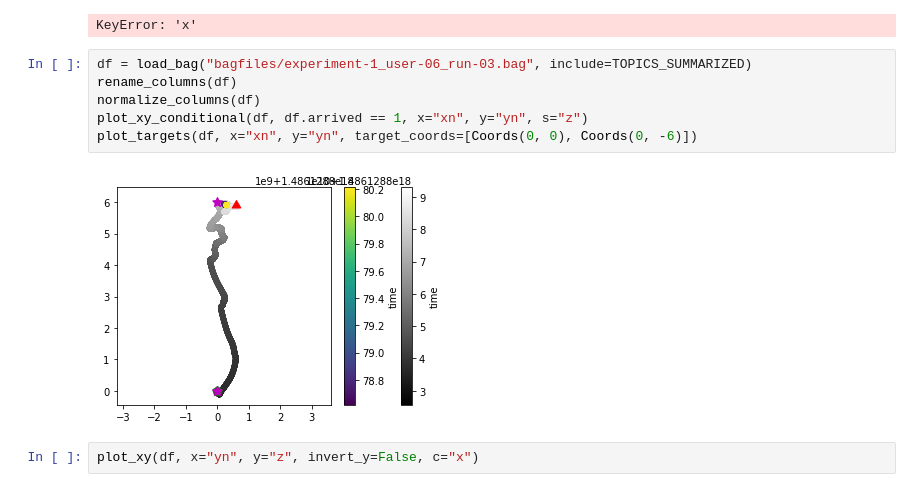
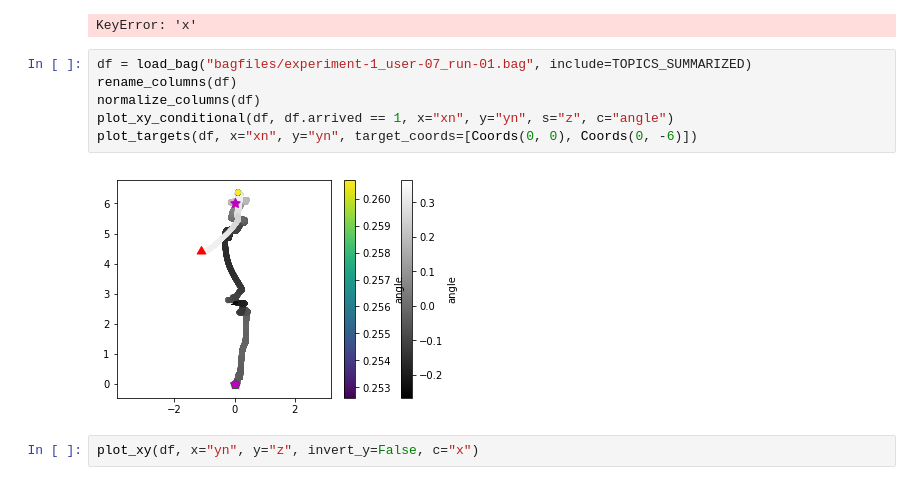
Before and after one commit to ahermassi/spirit, a Jupyter notebook: analysis/Analysis.ipynb, the cells around one changed output. Saved outputs shown, nothing was run; the diff lists cells and outputs as text.

```diff
--- a/analysis/Analysis.ipynb
+++ b/analysis/Analysis.ipynb
@@ -334,13 +334,13 @@ plot_xy(df)
 # %% [output]
 KeyError: 'x'
 # %%
-df = load_bag("bagfiles/experiment-1_user-06_run-03.bag", include=TOPICS_SUMMARIZED)
+df = load_bag("bagfiles/experiment-1_user-07_run-01.bag", include=TOPICS_SUMMARIZED)
 rename_columns(df)
 normalize_columns(df)
-plot_xy_conditional(df, df.arrived == 1, x="xn", y="yn", s="z")
+plot_xy_conditional(df, df.arrived == 1, x="xn", y="yn", s="z", c="angle")
 plot_targets(df, x="xn", y="yn", target_coords=[Coords(0, 0), Coords(0, -6)])
 # %% [output]
-[figure, old version]
+[figure, new version]
 # %%
 plot_xy(df, x="yn", y="z", invert_y=False, c="x")
 # %% [output]
```
Also changed, not shown: 4 other files.
